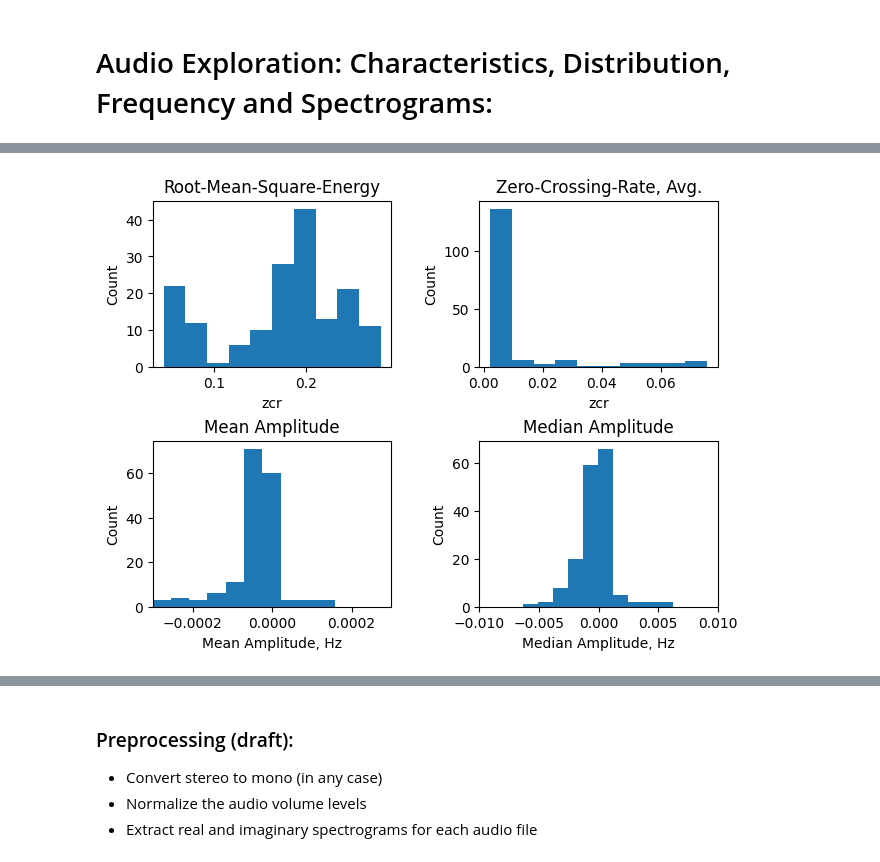
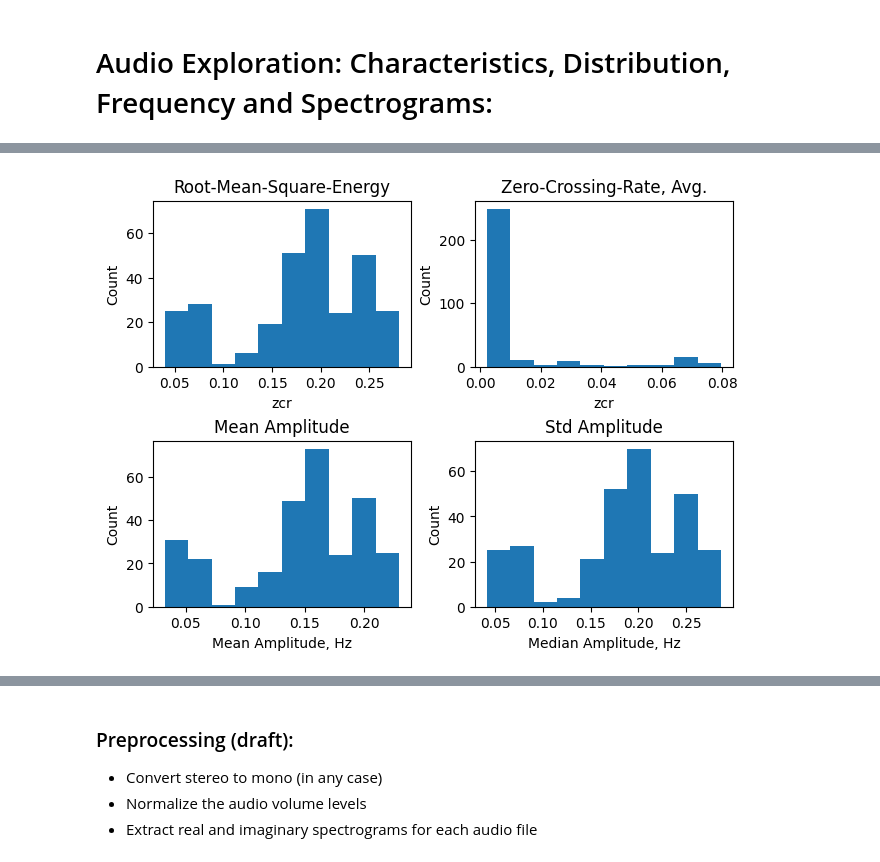
Before and after one commit to fertlopus/AdaptiveANC, a Jupyter notebook: discovery/research/notebooks/ancrn.ipynb, the cells around one changed output, grey strips where cells are left out. Saved outputs shown, nothing was run; the diff lists cells and outputs as text; code cells hidden in the pictures.

Commit message:
The most strange pattern for audio found

```diff
--- a/discovery/research/notebooks/ancrn.ipynb
+++ b/discovery/research/notebooks/ancrn.ipynb
@@ -47,5 +53,5 @@ def get_audio_stats(audio_path):
 # %%
-stats = pd.DataFrame({path: get_audio_stats(audio_path = path) for path in sample_paths}).T.reset_index()
+stats = get_audio_stats(sample_paths)
 # %%
 stats.head()
 # %% [output]
@@ -58,32 +64,30 @@ stats.head()
 # %%
 fig, ax = plt.subplots(2, 2, constrained_layout = True)
 
 plt.subplot(2, 2, 1)
 plt.hist(stats.root_mean_square_energy)
 plt.title("Root-Mean-Square-Energy")
 plt.ylabel("Count")
 plt.xlabel("zcr")
 
 plt.subplot(2, 2, 2)
 plt.hist(stats.zero_crossing_rate_avg)
 plt.title("Zero-Crossing-Rate, Avg.")
 plt.ylabel("Count")
 plt.xlabel("zcr")
 
 
 plt.subplot(2, 2, 3)
 plt.hist(stats.mean_amplitude)
 plt.title("Mean Amplitude")
 plt.ylabel("Count")
-plt.xlim(-0.0003, 0.0003)
 plt.xlabel("Mean Amplitude, Hz")
 
 plt.subplot(2, 2, 4)
-plt.hist(stats.median_amplitude)
-plt.title("Median Amplitude")
+plt.hist(stats.std_amplitude)
+plt.title("Std Amplitude")
 plt.ylabel("Count")
 plt.xlabel("Median Amplitude, Hz")
-plt.xlim(-0.01, 0.01)
 plt.show();
 # %% [output]
-[figure, old version]
+[figure, new version]
```
Also changed, not shown: parts of 7 cells of this notebook.
